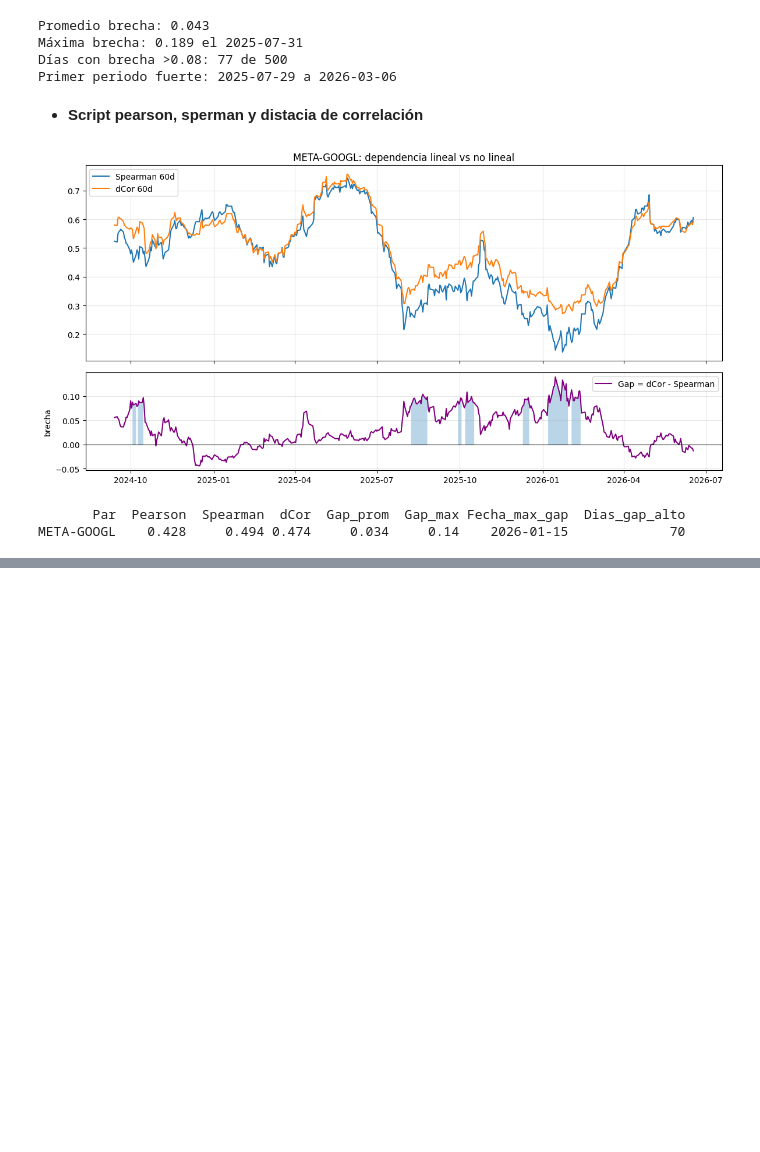
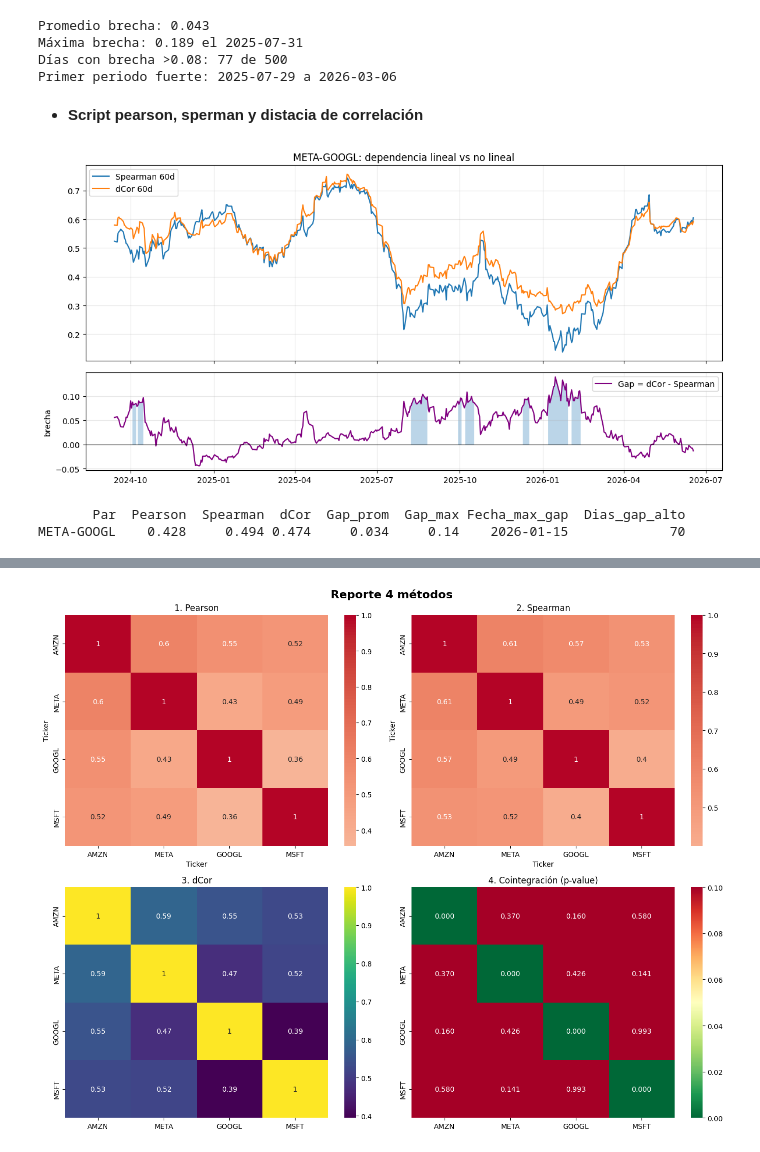
Before and after one commit to Saul-Ochoa/-Forecast-Time-Series-Repository, a Jupyter notebook: Relaciones entre los 7 Magníficos/Relaciones_stocks.ipynb, the cells around one changed output, grey strips where cells are left out. Cells and saved outputs as stored; diff of their text form; code cells hidden in the pictures; blank space fills up the shorter version.

```diff
--- a/Relaciones entre los 7 Magníficos/Relaciones_stocks.ipynb
+++ b/Relaciones entre los 7 Magníficos/Relaciones_stocks.ipynb
@@ -741,0 +790,78 @@ META-GOOGL    0.428     0.494 0.474     0.034     0.14    2026-01-15
+# %%
+def reporte_completo(prices, returns_log, tickers, window=60, gap_umbral=0.08):
+    import pandas as pd, numpy as np, matplotlib.pyplot as plt, seaborn as sns, dcor
+    from statsmodels.tsa.stattools import coint
+
+    pearson_m = returns_log[tickers].corr()
+    spearman_m = returns_log[tickers].corr(method='spearman')
+
+    dcor_m = pd.DataFrame(index=tickers, columns=tickers, dtype=float)
+    for i in tickers:
+        for j in tickers:
+            dcor_m.loc[i,j] = 1.0 if i==j else dcor.distance_correlation(
+                returns_log[i].dropna().values, returns_log[j].dropna().values)
+
+    coint_rows = []
+    for i,a in enumerate(tickers):
+        for j,b in enumerate(tickers):
+            if i<j:
+                y0,y1 = prices[a].dropna().align(prices[b].dropna(), join='inner')
+                score,pval,_ = coint(y0.values, y1.values.reshape(-1,1))
+                coint_rows.append({'Par':f'{a}-{b}', 'Score':round(score,3), 'p_value':round(pval,4)})
+    coint_df = pd.DataFrame(coint_rows).sort_values('p_value')
+
+    gap_summary = []
+    for i,a in enumerate(tickers):
+        for j,b in enumerate(tickers):
+            if i<j:
+                ra = returns_log[a].rolling(window).rank()
+                rb = returns_log[b].rolling(window).rank()
+                spear_roll = ra.rolling(window).corr(rb)
+                dcor_roll = returns_log[a].rolling(window).apply(
+                    lambda x: dcor.distance_correlation(x.values, returns_log[b].loc[x.index].values), raw=False)
+                gap = dcor_roll - spear_roll
+                gap_summary.append({
+                    'Par':f'{a}-{b}',
+                    'Gap_prom':round(gap.mean(),3),
+                    'Gap_max':round(gap.max(),3),
+                    'Fecha_max':gap.idxmax().date(),
+                    'Dias_alto':int((gap>gap_umbral).sum())
+                })
+    gap_df = pd.DataFrame(gap_summary)
+
+    fig, axes = plt.subplots(2,2, figsize=(14,11))
+    sns.heatmap(pearson_m, annot=True, cmap='coolwarm', center=0, ax=axes[0,0]); axes[0,0].set_title('1. Pearson')
+    sns.heatmap(spearman_m, annot=True, cmap='coolwarm', center=0, ax=axes[0,1]); axes[0,1].set_title('2. Spearman')
+    sns.heatmap(dcor_m.astype(float), annot=True, cmap='viridis', ax=axes[1,0]); axes[1,0].set_title('3. dCor')
+
+    pval_m = pd.DataFrame(1.0, index=tickers, columns=tickers)
+    for _,r in coint_df.iterrows():
+        a,b = r['Par'].split('-')
+        pval_m.loc[a,b] = r['p_value']; pval_m.loc[b,a] = r['p_value']
+    for i in range(len(pval_m)): # <-- CORRECCIÓN
+        pval_m.iloc[i,i] = 0.0
+    sns.heatmap(pval_m, annot=True, fmt='.3f', cmap='RdYlGn_r', vmin=0, vmax=0.1, ax=axes[1,1])
+    axes[1,1].set_title('4. Cointegración (p-value)')
+
+    plt.suptitle('Reporte 4 métodos', fontsize=16, fontweight='bold')
+    plt.tight_layout(); plt.show()
+
+    return {'pearson':pearson_m,'spearman':spearman_m,'dcor':dcor_m,
+            'cointegracion':coint_df,'gap_resumen':gap_df}
+
+
+# === USO ===
+resultados = reporte_completo(
+    prices = close_data,
+    returns_log = returns_log,
+    tickers = ['AMZN','META','GOOGL','MSFT'],
+    window = 60
+)
+
+print("\n--- Gap dCor-Spearman ---")
+print(resultados['gap_resumen'].to_string(index=False))
+
+print("\n--- Cointegración ---")
+print(resultados['cointegracion'].to_string(index=False))
+# %% [output]
+[figure, added]
```
Also changed, not shown: parts of 13 cells of this notebook.
